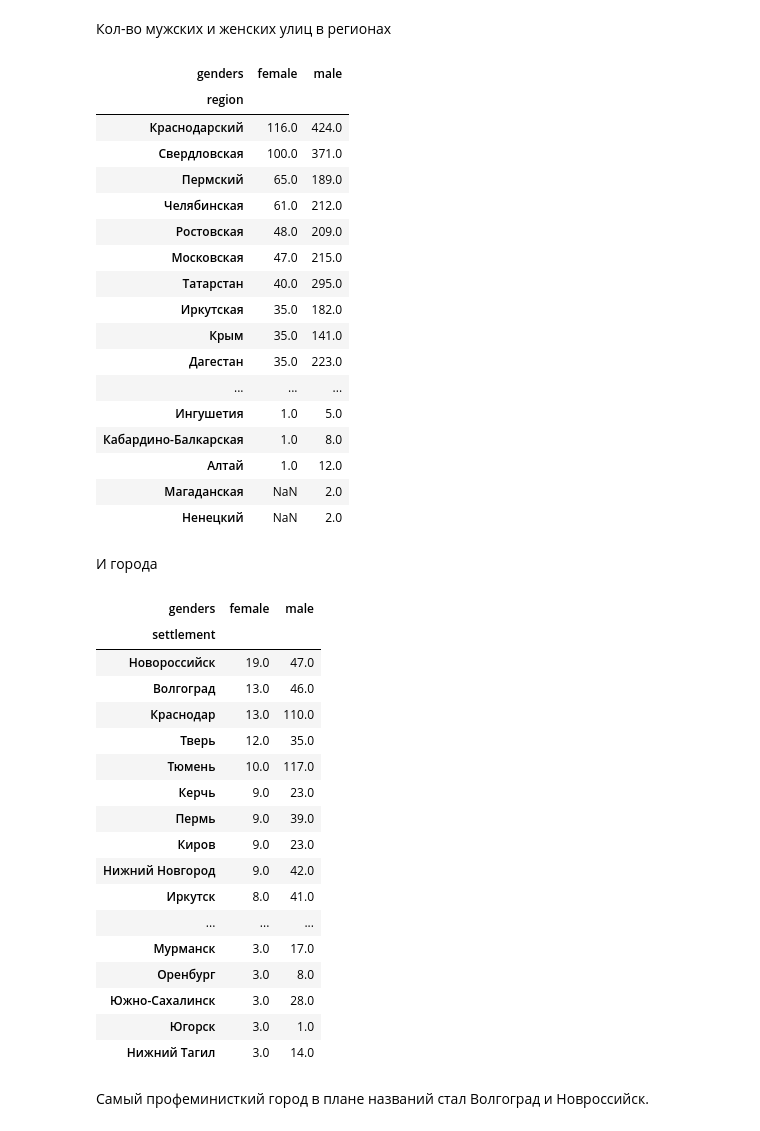
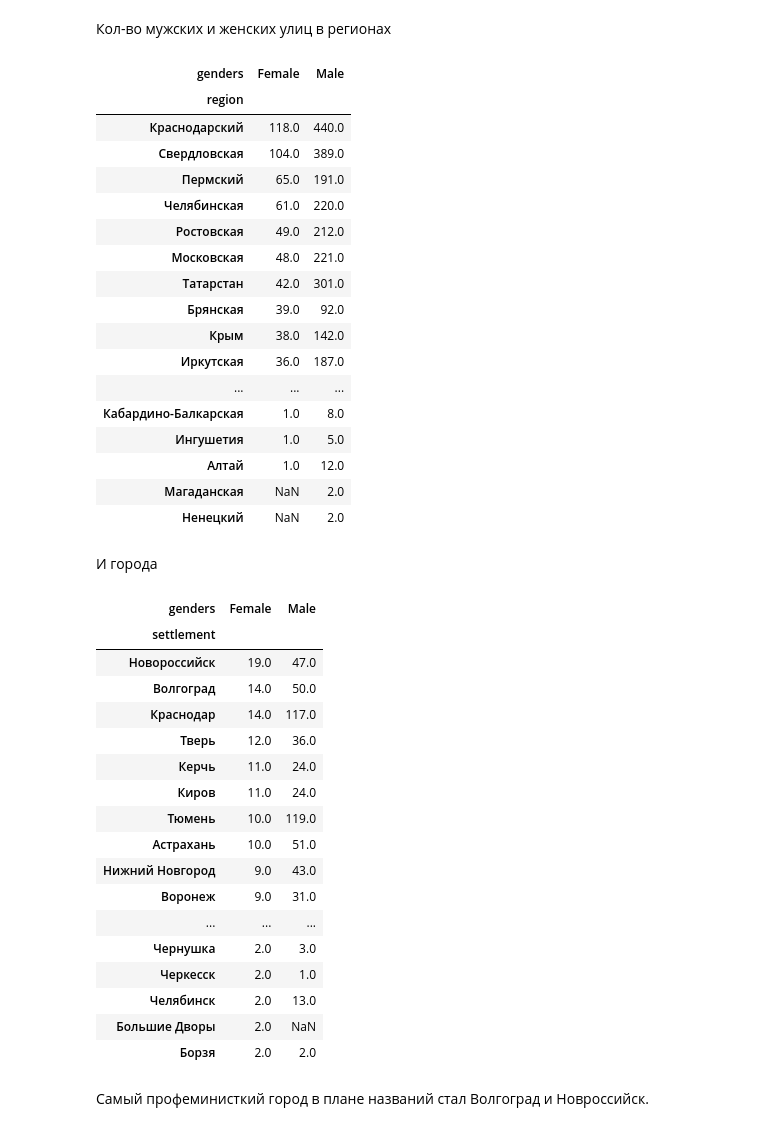
Before and after one commit to kkruglik/female_streets, a Jupyter notebook: russian_streets.ipynb, the cells around one changed output. Drawn from its saved outputs; the diff is of its cells as text; code cells hidden in the pictures.

```diff
--- a/russian_streets.ipynb
+++ b/russian_streets.ipynb
@@ -205,3 +206,7 @@ df.street = df.street.str.replace('им ', '', regex=False)
 # df.street = df.street.apply(remove_digit_letter)
 df.street = df.street.str.replace('\d+', '', regex=True)
 df.street = df.street.str.strip()
+# %%
+# оставляем только уникальные улицы для каждого населенного пункта в России
+df = df.drop_duplicates(subset=['region', 'settlement', 'street', 'street_type'])
+df.shape
@@ -208,3 +215,11 @@ df.street = df.street.str.strip()
+# %%
+df.street = df.street.str.replace('й ', '', regex=False)
+df.street = df.street.str.replace('я ', '', regex=False)
+df.street = df.street.str.replace(' й', '', regex=False)
+# %%
+df.loc[df.street == "зои космодемьянской й", "street"] = "зои космодемьянской"
+df.loc[df.street == "й зои космодемьянской", "street"] = "зои космодемьянской"
+df.loc[df.street == "й розы люксембург", "street"] = "розы люксембург"
 # %% [markdown]
 Сколько уникальных улиц в каждом регионе
 # %%
@@ -231,4 +245,0 @@ df.groupby("region").size().to_frame()
-# %%
-# оставляем только уникальные улицы для каждого населенного пункта в России
-df = df.drop_duplicates(subset=['settlement', 'street'])
-df.shape
@@ -436,25 +445,23 @@ df[df.genders == "Male"] \
 Кол-во мужских и женских улиц в регионах
 # %%
 result = df.groupby(['genders', 'region']).size().unstack('genders')
-result['male'] = result['Male']
-result['female'] = result['Female']
-result[['female', 'male']].sort_values('female', ascending=False).head(100)
+result[['Female', 'Male']].sort_values('Female', ascending=False).head(100)
 # %% [output]
-| genders | female | male |
+| genders | Female | Male |
 | region |  |  |
-| Краснодарский | 116.0 | 424.0 |
-| Свердловская | 100.0 | 371.0 |
-| Пермский | 65.0 | 189.0 |
-| Челябинская | 61.0 | 212.0 |
-| Ростовская | 48.0 | 209.0 |
-| Московская | 47.0 | 215.0 |
-| Татарстан | 40.0 | 295.0 |
-| Иркутская | 35.0 | 182.0 |
-| Крым | 35.0 | 141.0 |
-| Дагестан | 35.0 | 223.0 |
+| Краснодарский | 118.0 | 440.0 |
+| Свердловская | 104.0 | 389.0 |
+| Пермский | 65.0 | 191.0 |
+| Челябинская | 61.0 | 220.0 |
+| Ростовская | 49.0 | 212.0 |
+| Московская | 48.0 | 221.0 |
+| Татарстан | 42.0 | 301.0 |
+| Брянская | 39.0 | 92.0 |
+| Крым | 38.0 | 142.0 |
+| Иркутская | 36.0 | 187.0 |
 | ... | ... | ... |
+| Кабардино-Балкарская | 1.0 | 8.0 |
 | Ингушетия | 1.0 | 5.0 |
-| Кабардино-Балкарская | 1.0 | 8.0 |
 | Алтай | 1.0 | 12.0 |
 | Магаданская | NaN | 2.0 |
 | Ненецкий | NaN | 2.0 |
@@ -462,28 +469,26 @@ result[['female', 'male']].sort_values('female', ascending=False).head(100)
 И города
 # %%
 result = df.groupby(['genders', 'settlement']).size().unstack('genders')
-result['male'] = result['Male']
-result['female'] = result['Female']
-result[['female', 'male']].sort_values('female', ascending=False).head(100)
+result[['Female', 'Male']].sort_values('Female', ascending=False).head(200)
 # %% [output]
-| genders | female | male |
+| genders | Female | Male |
 | settlement |  |  |
 | Новороссийск | 19.0 | 47.0 |
-| Волгоград | 13.0 | 46.0 |
-| Краснодар | 13.0 | 110.0 |
-| Тверь | 12.0 | 35.0 |
-| Тюмень | 10.0 | 117.0 |
-| Керчь | 9.0 | 23.0 |
-| Пермь | 9.0 | 39.0 |
-| Киров | 9.0 | 23.0 |
-| Нижний Новгород | 9.0 | 42.0 |
-| Иркутск | 8.0 | 41.0 |
+| Волгоград | 14.0 | 50.0 |
+| Краснодар | 14.0 | 117.0 |
+| Тверь | 12.0 | 36.0 |
+| Керчь | 11.0 | 24.0 |
+| Киров | 11.0 | 24.0 |
+| Тюмень | 10.0 | 119.0 |
+| Астрахань | 10.0 | 51.0 |
+| Нижний Новгород | 9.0 | 43.0 |
+| Воронеж | 9.0 | 31.0 |
 | ... | ... | ... |
-| Мурманск | 3.0 | 17.0 |
-| Оренбург | 3.0 | 8.0 |
-| Южно-Сахалинск | 3.0 | 28.0 |
-| Югорск | 3.0 | 1.0 |
-| Нижний Тагил | 3.0 | 14.0 |
+| Чернушка | 2.0 | 3.0 |
+| Черкесск | 2.0 | 1.0 |
+| Челябинск | 2.0 | 13.0 |
+| Большие Дворы | 2.0 | NaN |
+| Борзя | 2.0 | 2.0 |
 # %% [markdown]
 Самый профеминисткий город в плане названий стал Волгоград и Новроссийск.
 # %%
```
Also changed, not shown: parts of 24 cells of this notebook.
